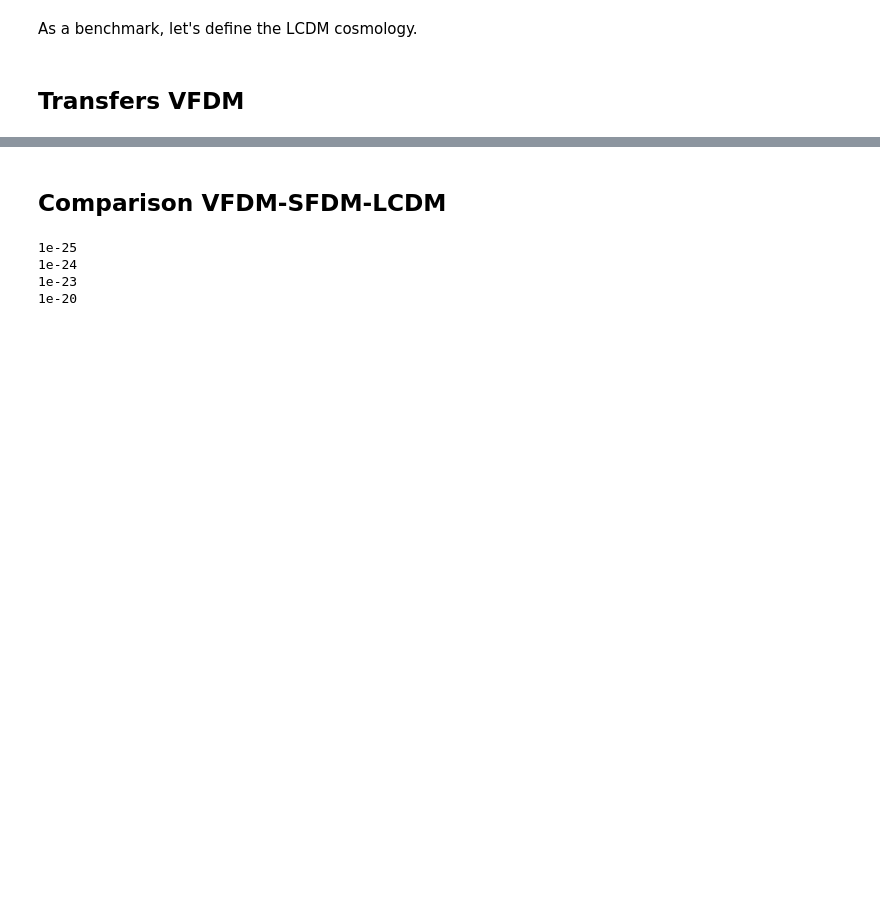
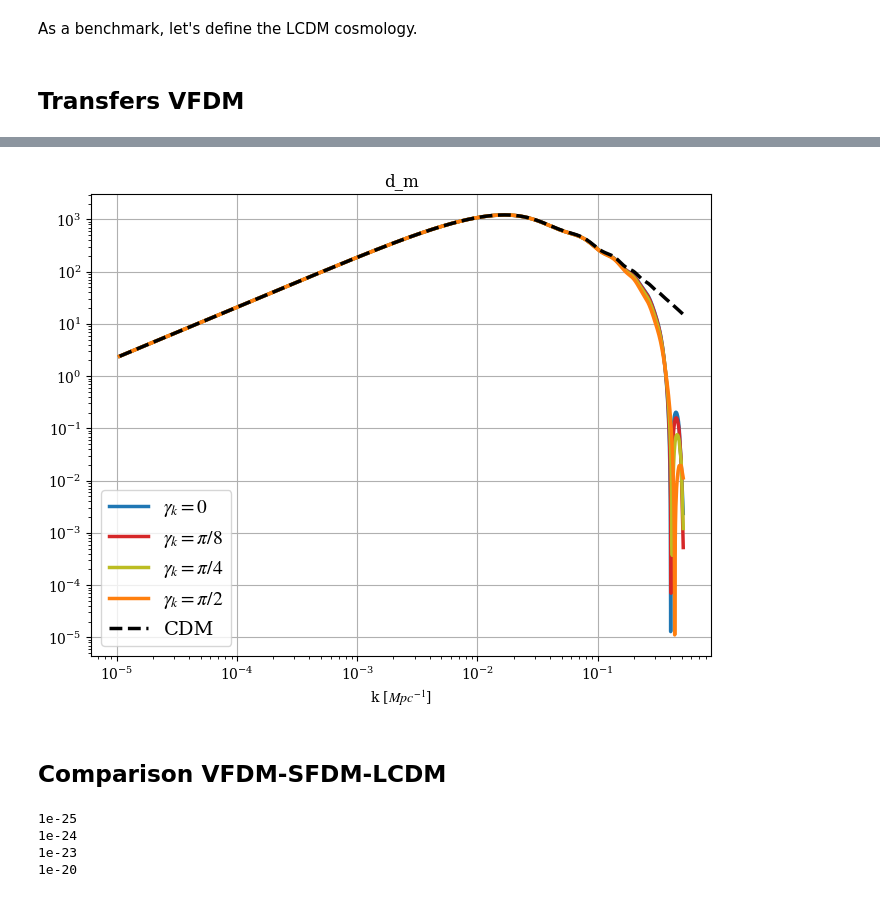
Before and after one commit to classULDM/class.VFDM, a Jupyter notebook: notebooks/Python_wrapper/Transfer_functions.ipynb, the cells around one changed output, grey strips where cells are left out. Cells and saved outputs as stored; diff of their text form; code cells hidden in the pictures; blank space fills up the shorter version.

```diff
--- a/notebooks/Python_wrapper/Transfer_functions.ipynb
+++ b/notebooks/Python_wrapper/Transfer_functions.ipynb
@@ -141,3 +140,40 @@ Transfer_z0(0, 'psi')
+# %%
+color_angles = ['tab:blue','tab:red','tab:olive', 'tab:orange']
+def Transfer_z0(z0, string):
+
+    transfer_g_lcdm = transfer_lcdm[string]
+    kk_lcdm = transfer_lcdm['k (h/Mpc)']
+
+    plt.figure(figsize=(8,6))
+    for m in range(len(angles)):
+        # K_J
+        transfer = cosmo_angles[m].get_transfer()
+        transfer, prim = cosmo_angles[m].get_transfer(), cosmo_angles[m].get_primordial()
+        kk = transfer['k (h/Mpc)']
+        transfer_g = transfer[string]
+        primordial_k = prim['k [1/Mpc]']
+        primordial = prim['P_scalar(k)']
+        primordial_interp = interp1d(primordial_k, primordial)
+        for k in kk:
+            transfer0 = cosmo_angles[0].get_transfer()
+            transferpi2 = cosmo_angles[len(angles)-1].get_transfer()
+        array_fit = transferpi2[string] + (transfer0[string]-transferpi2[string]) * np.cos(angles[m])**(4)
+
+        #Plot the Matter Power Spectrum
+        plt.loglog(kk[:-10], np.abs(transfer_g[:-10]**2 * primordial_interp(kk[:-10]))/kk[:-10]**3, color_angles[m], label=r'$\gamma_k=%s$'% str(angles_label[m]), lw=2.5)
+        #plt.loglog(kk, np.abs(array_fit), color_angles[m], linestyle='dashed', lw=2.5)
+        if angles[m] == angles[-1]:
+            plt.loglog(kk_lcdm[:-10], np.abs(transfer_g_lcdm[:-10]**2 * primordial_interp(kk[:-10]))/kk[:-10]**3, 'k--', label=r'CDM', lw=2.5)
+            plt.legend(loc='lower left',fontsize=14)
+    plt.xlabel('k [$Mpc^{-1}$]')
+    plt.title(str(string))
+    plt.grid()
+    plt.show()
+
+
+Transfer_z0(0, 'd_m')
+# %% [output]
+[figure, added]
 # %% [markdown]
 ## Comparison  VFDM-SFDM-LCDM
 # %%
```
Also changed, not shown: parts of 5 cells of this notebook, 25 other files.
